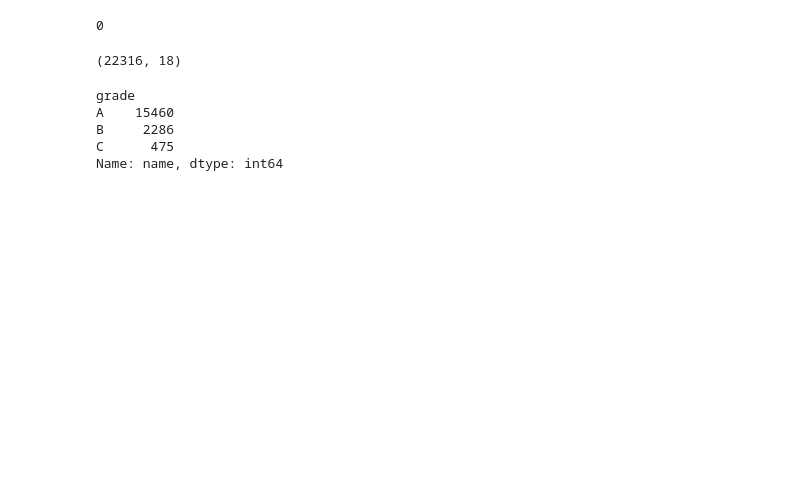
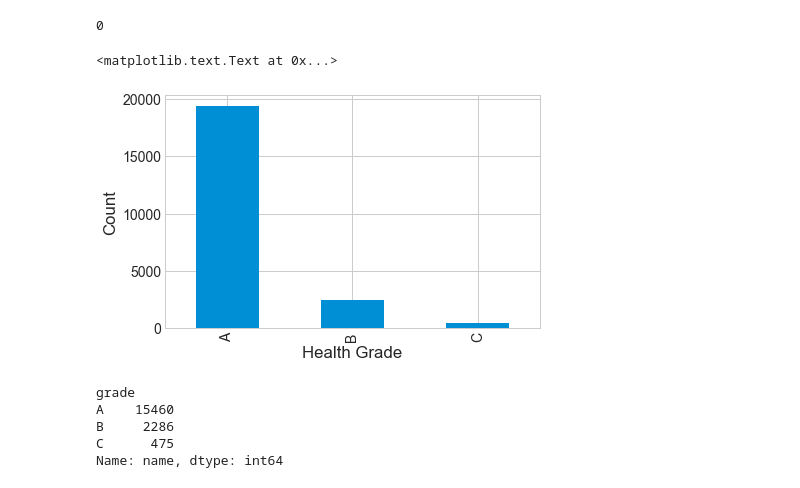
Before and after one commit to xvila/McNulty, a Jupyter notebook: data_processing.ipynb, the cells around one changed output. Drawn from its saved outputs; the diff is of its cells as text; code cells hidden in the pictures; blank space fills up the shorter version.

```diff
--- a/data_processing.ipynb
+++ b/data_processing.ipynb
@@ -336,10 +332,14 @@ uniqueDF = df2
 uniqueDF.grade.isnull().sum()
 # %% [output]
 0
-# %%
-uniqueDF.shape
-# %% [output]
-(22316, 18)
+# %%
+gradeGroup = uniqueDF.groupby('grade').grade.count()
+gradeGroup.plot(kind='bar')
+plt.ylabel("Count")
+plt.xlabel("Health Grade")
+# %% [output]
+<matplotlib.text.Text at 0x...>
+[figure, added]
 # %%
 uniqueDF.groupby('grade').name.nunique()
 # %% [output]
```
Also changed, not shown: parts of 10 cells of this notebook.
